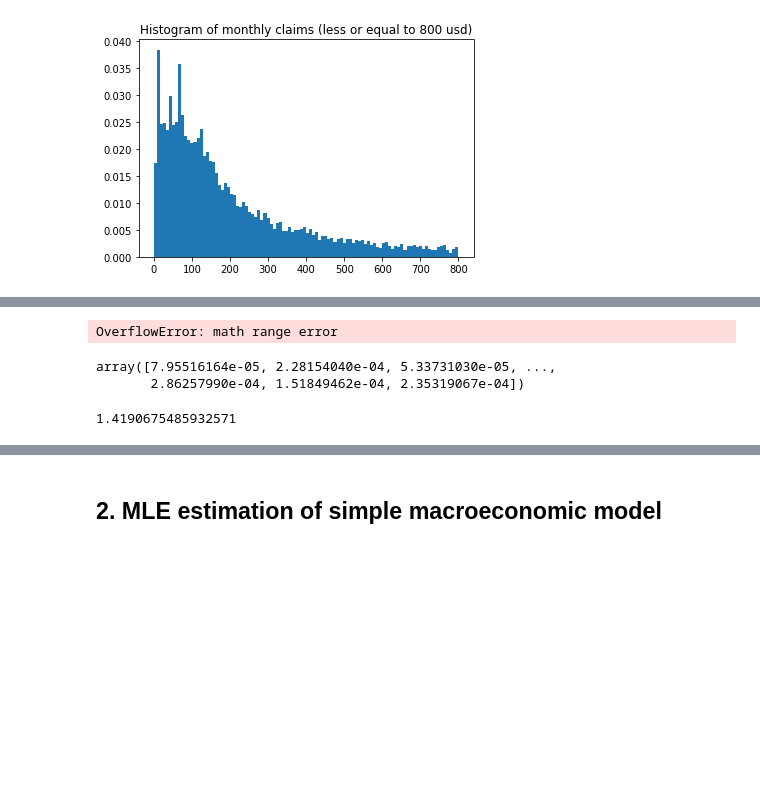
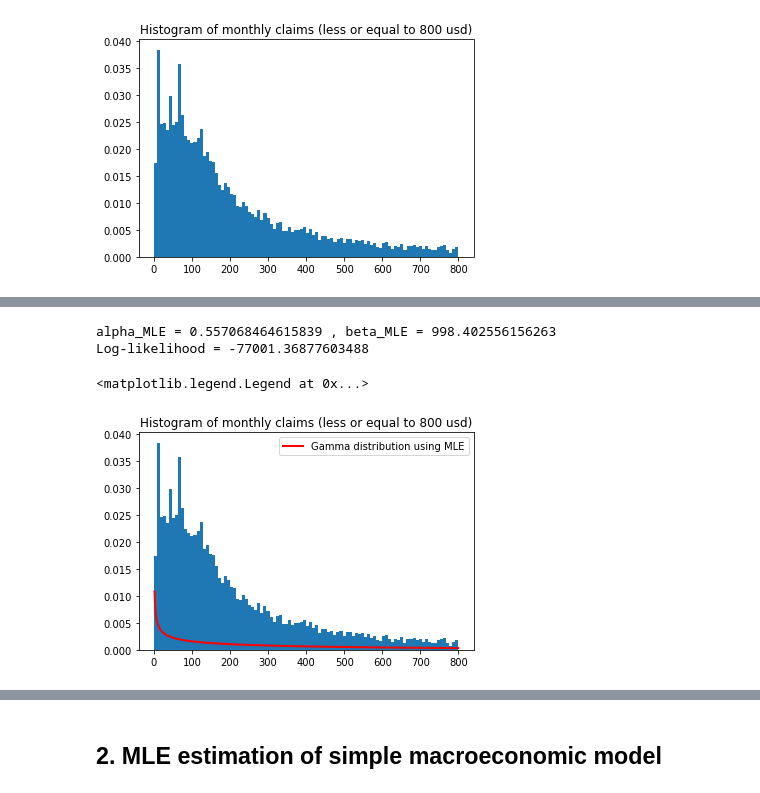
Before and after one commit to jesuspachecov/StructEst_W20, a Jupyter notebook: ProblemSets/PS2/Pacheco_pset2-Copy1.ipynb, the cells around one changed output, grey strips where cells are left out. Cells and saved outputs as stored; diff of their text form; code cells hidden in the pictures; blank space fills up the shorter version.

```diff
--- a/ProblemSets/PS2/Pacheco_pset2-Copy1.ipynb
+++ b/ProblemSets/PS2/Pacheco_pset2-Copy1.ipynb
@@ -57,7 +57,8 @@ Since we have some few enormous outliers in the data, the first histogram is not
 # %%
 import math
 def gamma_pdf(xvals, alpha, beta):
-    pdf_vals = (1/(beta**alpha*math.gamma(alpha))) * xvals**(alpha-1) * np.exp(-xvals/beta)
+    pdf_vals = (1 / ((beta ** alpha) *  math.gamma(alpha))) * (xvals ** (alpha - 1)) * (np.exp(-(xvals/beta)))
+    pdf_vals[pdf_vals < 1e-10] = 1e-10
     return pdf_vals
 # %%
 #The function of the log likelihood
@@ -68,9 +69,10 @@ def log_lik_gamma(xvals, alpha, beta):
     return log_lik_vals
 # %%
 #Critieron function
-def crit(params):
+def crit(params, *args):
     alpha, beta = params
-    log_lik_val = log_lik_gamma(claims, alpha, beta)
+    xvals = args
+    log_lik_val = log_lik_gamma(xvals, alpha, beta)
     neg_log_lik_val = -log_lik_val
 
     return neg_log_lik_val
@@ -79,22 +81,29 @@ def crit(params):
 import scipy.optimize as opt
 
 beta_init = np.std(claims)**2 / np.mean(claims)
+#beta_init = 80
 alpha_init = np.mean(claims)/beta_init
+#alpha_init = .7
 params_init=np.array([alpha_init, beta_init])
+ga_args = (claims)
 
-results = opt.minimize(crit, params_init)
+results = opt.minimize(crit, params_init, args=(ga_args), method='TNC', bounds=((1e-10, None), (1e-10, None)), tol=1e-12)
 
-
-#alpha_MLE, beta_MLE = results.x
-#print('alpha_MLE', alpha_MLE, ' beta_MLE', beta_MLE)
+alpha_MLE, beta_MLE = results.x
+print('alpha_MLE =', alpha_MLE, ', beta_MLE =', beta_MLE)
+print('Log-likelihood =',log_lik_gamma(claims, alpha_MLE, beta_MLE))
+#print('Log-likelihood =',log_lik_gamma(claims, .7, 80))
 # %% [output]
-OverflowError: math range error
+alpha_MLE = 0.557068464615839 , beta_MLE = 998.402556156263
+Log-likelihood = -77001.36877603488
-# %%
-gamma_pdf(claims, alpha_init, beta_init)
-# %% [output]
-array([7.95516164e-05, 2.28154040e-04, 5.33731030e-05, ...,
-       2.86257990e-04, 1.51849462e-04, 2.35319067e-04])
-# %%
-np.exp(.35)
-# %% [output]
-1.4190675485932571
+# %%
+#The two plots together:
+dist_pts = np.linspace(0, 800, 500)
+plt.hist(claims[claims<=800], 100, weights=weights[claims<=800])
+plt.title('Histogram of monthly claims (less or equal to 800 usd)')
+plt.plot(dist_pts, gamma_pdf(dist_pts, alpha_MLE, beta_MLE),
+         linewidth=2, color='r', label='Gamma distribution using MLE')
+plt.legend(loc='upper right')
+# %% [output]
+<matplotlib.legend.Legend at 0x...>
+[figure, added]
```
Also changed, not shown: parts of 44 cells of this notebook.
